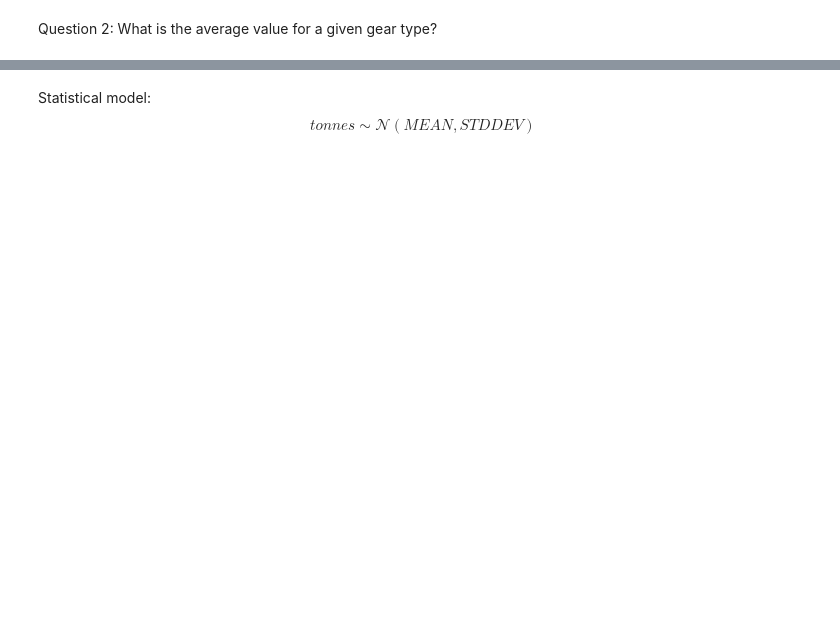
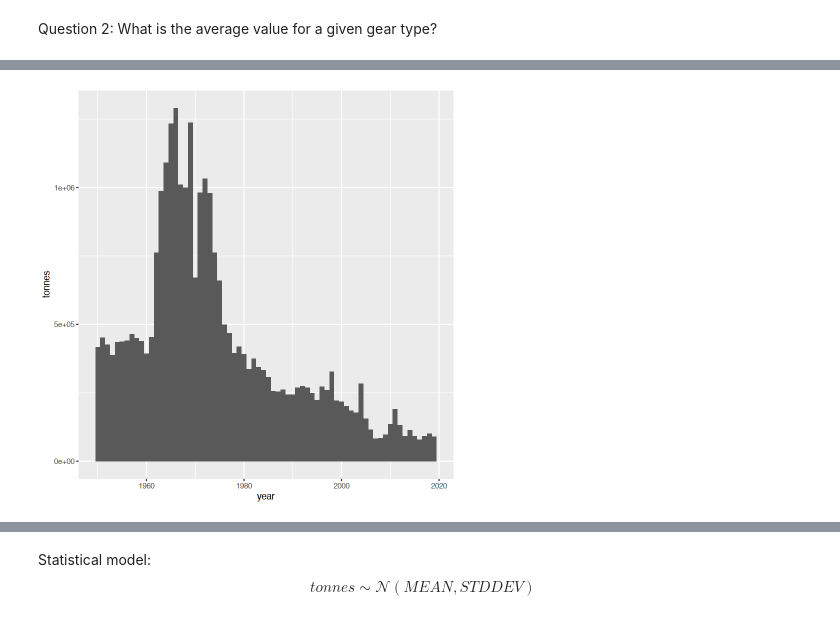
Before and after one commit to jrising/couplingsf23, a Jupyter notebook: practicum9.ipynb, the cells around one changed output, grey strips where cells are left out. Saved outputs shown, nothing was run; the diff lists cells and outputs as text; code cells hidden in the pictures; blank space fills up the shorter version.

```diff
--- a/practicum9.ipynb
+++ b/practicum9.ipynb
@@ -29,3 +142,8 @@ Question 2: What is the average value for a given gear type?
+# %%
+ggplot(subset(df, gear_type == 'bottom trawl'), aes(x=year, y=tonnes)) +
+  geom_col()
+# %% [output]
+[figure, added]
 # %%
 ggplot(subset(df, gear_type == 'bottom trawl'), aes(x=tonnes)) +
   geom_histogram()
```
Also changed, not shown: parts of 32 cells of this notebook, 1 other file.
